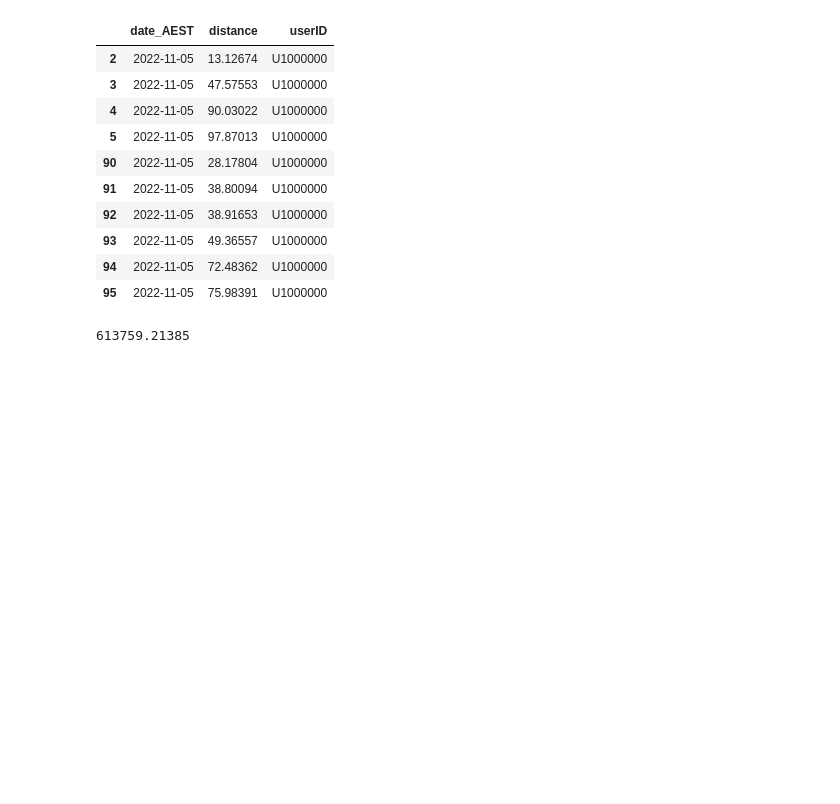
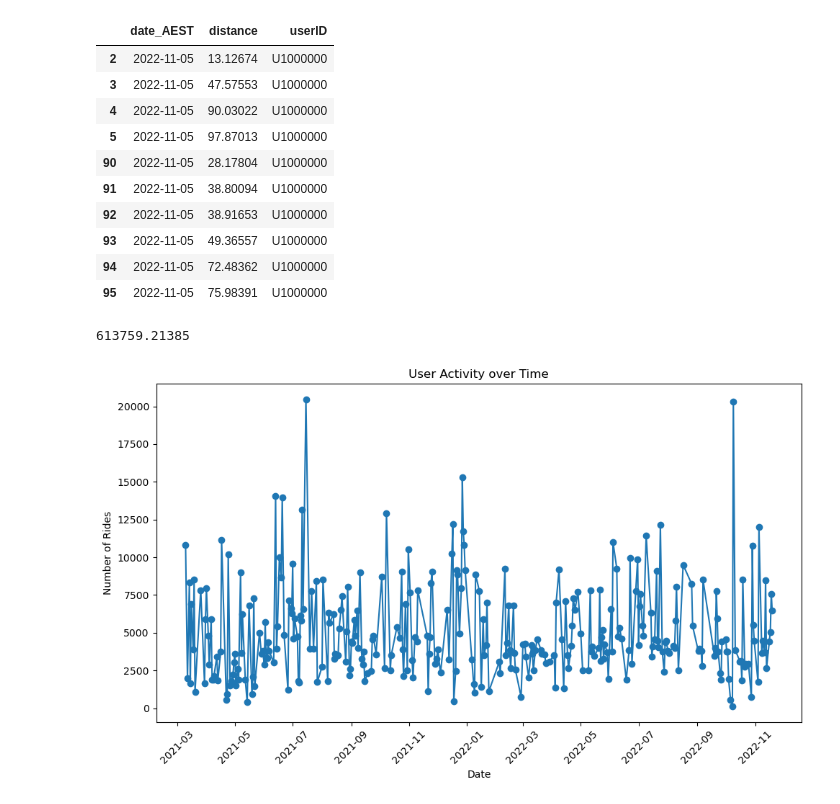
Before and after one commit to saru29/data-analysis, a Jupyter notebook: Trimester_1_2023/Project 15 User Ranking Engagement/Analysis.ipynb, the cells around one changed output. Drawn from its saved outputs; the diff is of its cells as text; code cells hidden in the pictures; blank space fills up the shorter version.

```diff
--- a/Trimester_1_2023/Project 15 User Ranking Engagement/Analysis.ipynb
+++ b/Trimester_1_2023/Project 15 User Ranking Engagement/Analysis.ipynb
@@ -107,3 +167,18 @@ dis = filtered_df['distance'].sum()
 print(dis)
 # %% [output]
 613759.21385
+# %%
+# Group the data by date and count the number of rides or sum the distance
+activity_over_time = df.groupby('date_AEST').size()
+
+# Create a line plot of user activity over time
+plt.figure(figsize=(10, 6))
+plt.plot(activity_over_time.index, activity_over_time.values, marker='o')
+plt.xlabel('Date')
+plt.ylabel('Number of Rides')
+plt.title('User Activity over Time')
+plt.xticks(rotation=45)
+plt.tight_layout()
+plt.show()
+# %% [output]
+[figure, added]
```
Also changed, not shown: parts of 9 cells of this notebook, 1 other file.
